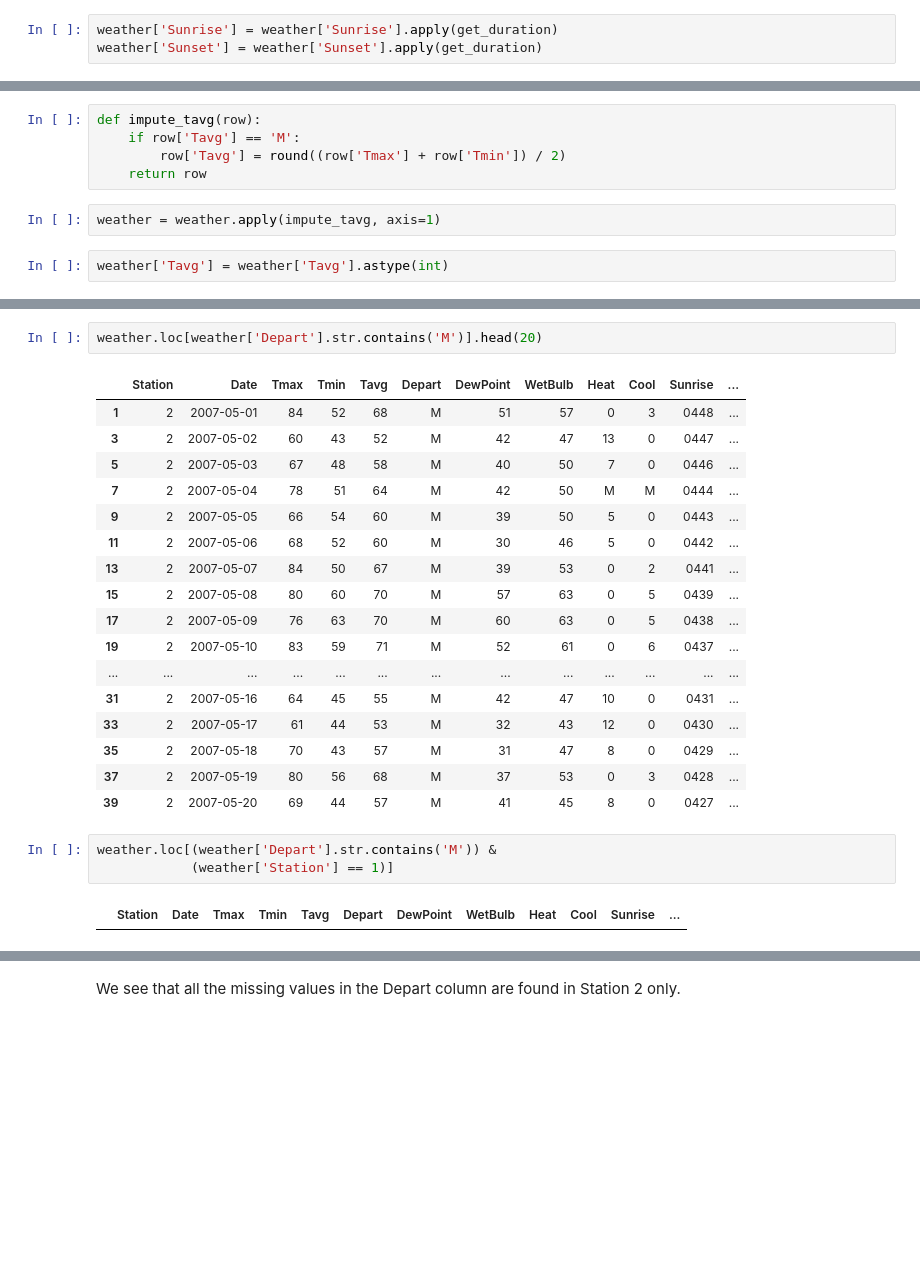
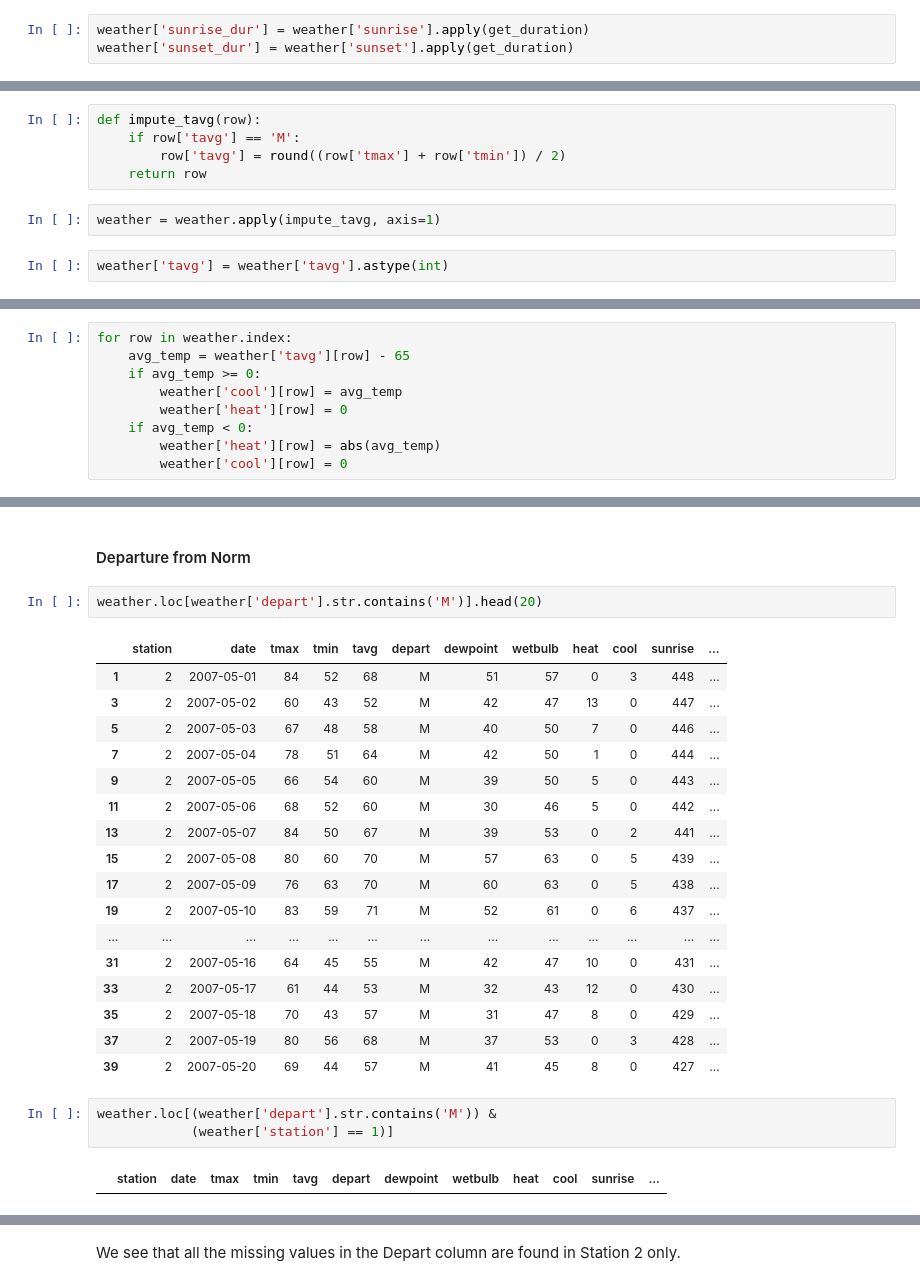
Before and after one commit to kkhalis/project_4, a Jupyter notebook: Project 4 - West Nile Virus Prediction_Casper.ipynb, the cells around one changed output, grey strips where cells are left out. Cells and saved outputs as stored; diff of their text form; blank space fills up the shorter version.

```diff
--- a/Project 4 - West Nile Virus Prediction_Casper.ipynb
+++ b/Project 4 - West Nile Virus Prediction_Casper.ipynb
@@ -325,5 +512,5 @@ def get_duration(sun_time):
     total_mins = hours * 60 + mins
     return total_mins
 # %%
-weather['Sunrise'] = weather['Sunrise'].apply(get_duration)
-weather['Sunset'] = weather['Sunset'].apply(get_duration)
+weather['sunrise_dur'] = weather['sunrise'].apply(get_duration)
+weather['sunset_dur'] = weather['sunset'].apply(get_duration)
@@ -363,9 +519,9 @@ dtype: object
 # %%
 def impute_tavg(row):
-    if row['Tavg'] == 'M':
-        row['Tavg'] = round((row['Tmax'] + row['Tmin']) / 2)
+    if row['tavg'] == 'M':
+        row['tavg'] = round((row['tmax'] + row['tmin']) / 2)
     return row
 # %%
 weather = weather.apply(impute_tavg, axis=1)
 # %%
-weather['Tavg'] = weather['Tavg'].astype(int)
+weather['tavg'] = weather['tavg'].astype(int)
@@ -375,0 +530,9 @@ We will take a look at the missing values found in the Depart column.
+# %%
+for row in weather.index:
+    avg_temp = weather['tavg'][row] - 65
+    if avg_temp >= 0:
+        weather['cool'][row] = avg_temp
+        weather['heat'][row] = 0
+    if avg_temp < 0:
+        weather['heat'][row] = abs(avg_temp)
+        weather['cool'][row] = 0
@@ -376,25 +556,27 @@ We will take a look at the missing values found in the Depart column.
+# %% [markdown]
+#### Departure from Norm
 # %%
-weather.loc[weather['Depart'].str.contains('M')].head(20)
+weather.loc[weather['depart'].str.contains('M')].head(20)
 # %% [output]
-|  | Station | Date | Tmax | Tmin | Tavg | Depart | DewPoint | WetBulb | Heat | Cool | Sunrise | ... |
-| 1 | 2 | 2007-05-01 | 84 | 52 | 68 | M | 51 | 57 | 0 | 3 | 0448 | ... |
-| 3 | 2 | 2007-05-02 | 60 | 43 | 52 | M | 42 | 47 | 13 | 0 | 0447 | ... |
-| 5 | 2 | 2007-05-03 | 67 | 48 | 58 | M | 40 | 50 | 7 | 0 | 0446 | ... |
-| 7 | 2 | 2007-05-04 | 78 | 51 | 64 | M | 42 | 50 | M | M | 0444 | ... |
-| 9 | 2 | 2007-05-05 | 66 | 54 | 60 | M | 39 | 50 | 5 | 0 | 0443 | ... |
-| 11 | 2 | 2007-05-06 | 68 | 52 | 60 | M | 30 | 46 | 5 | 0 | 0442 | ... |
-| 13 | 2 | 2007-05-07 | 84 | 50 | 67 | M | 39 | 53 | 0 | 2 | 0441 | ... |
-| 15 | 2 | 2007-05-08 | 80 | 60 | 70 | M | 57 | 63 | 0 | 5 | 0439 | ... |
-| 17 | 2 | 2007-05-09 | 76 | 63 | 70 | M | 60 | 63 | 0 | 5 | 0438 | ... |
-| 19 | 2 | 2007-05-10 | 83 | 59 | 71 | M | 52 | 61 | 0 | 6 | 0437 | ... |
+|  | station | date | tmax | tmin | tavg | depart | dewpoint | wetbulb | heat | cool | sunrise | ... |
+| 1 | 2 | 2007-05-01 | 84 | 52 | 68 | M | 51 | 57 | 0 | 3 | 448 | ... |
+| 3 | 2 | 2007-05-02 | 60 | 43 | 52 | M | 42 | 47 | 13 | 0 | 447 | ... |
+| 5 | 2 | 2007-05-03 | 67 | 48 | 58 | M | 40 | 50 | 7 | 0 | 446 | ... |
+| 7 | 2 | 2007-05-04 | 78 | 51 | 64 | M | 42 | 50 | 1 | 0 | 444 | ... |
+| 9 | 2 | 2007-05-05 | 66 | 54 | 60 | M | 39 | 50 | 5 | 0 | 443 | ... |
+| 11 | 2 | 2007-05-06 | 68 | 52 | 60 | M | 30 | 46 | 5 | 0 | 442 | ... |
+| 13 | 2 | 2007-05-07 | 84 | 50 | 67 | M | 39 | 53 | 0 | 2 | 441 | ... |
+| 15 | 2 | 2007-05-08 | 80 | 60 | 70 | M | 57 | 63 | 0 | 5 | 439 | ... |
+| 17 | 2 | 2007-05-09 | 76 | 63 | 70 | M | 60 | 63 | 0 | 5 | 438 | ... |
+| 19 | 2 | 2007-05-10 | 83 | 59 | 71 | M | 52 | 61 | 0 | 6 | 437 | ... |
 | ... | ... | ... | ... | ... | ... | ... | ... | ... | ... | ... | ... | ... |
-| 31 | 2 | 2007-05-16 | 64 | 45 | 55 | M | 42 | 47 | 10 | 0 | 0431 | ... |
-| 33 | 2 | 2007-05-17 | 61 | 44 | 53 | M | 32 | 43 | 12 | 0 | 0430 | ... |
-| 35 | 2 | 2007-05-18 | 70 | 43 | 57 | M | 31 | 47 | 8 | 0 | 0429 | ... |
-| 37 | 2 | 2007-05-19 | 80 | 56 | 68 | M | 37 | 53 | 0 | 3 | 0428 | ... |
-| 39 | 2 | 2007-05-20 | 69 | 44 | 57 | M | 41 | 45 | 8 | 0 | 0427 | ... |
+| 31 | 2 | 2007-05-16 | 64 | 45 | 55 | M | 42 | 47 | 10 | 0 | 431 | ... |
+| 33 | 2 | 2007-05-17 | 61 | 44 | 53 | M | 32 | 43 | 12 | 0 | 430 | ... |
+| 35 | 2 | 2007-05-18 | 70 | 43 | 57 | M | 31 | 47 | 8 | 0 | 429 | ... |
+| 37 | 2 | 2007-05-19 | 80 | 56 | 68 | M | 37 | 53 | 0 | 3 | 428 | ... |
+| 39 | 2 | 2007-05-20 | 69 | 44 | 57 | M | 41 | 45 | 8 | 0 | 427 | ... |
 # %%
-weather.loc[(weather['Depart'].str.contains('M')) &
-            (weather['Station'] == 1)]
+weather.loc[(weather['depart'].str.contains('M')) &
+            (weather['station'] == 1)]
 # %% [output]
-|  | Station | Date | Tmax | Tmin | Tavg | Depart | DewPoint | WetBulb | Heat | Cool | Sunrise | ... |
+|  | station | date | tmax | tmin | tavg | depart | dewpoint | wetbulb | heat | cool | sunrise | ... |
```
Also changed, not shown: parts of 137 cells of this notebook, 1 other file.
